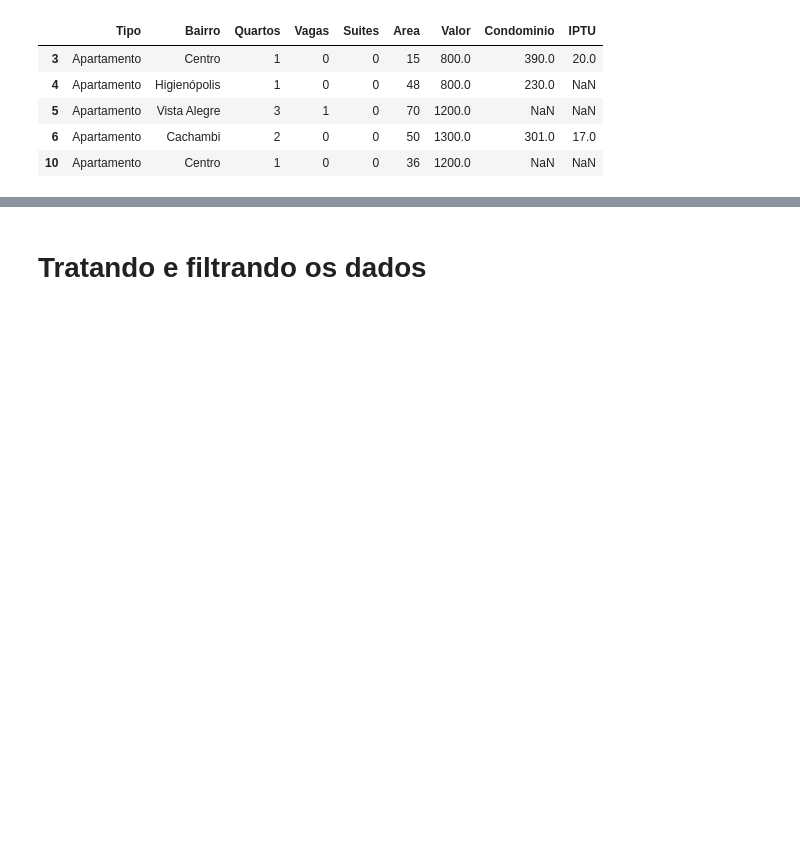
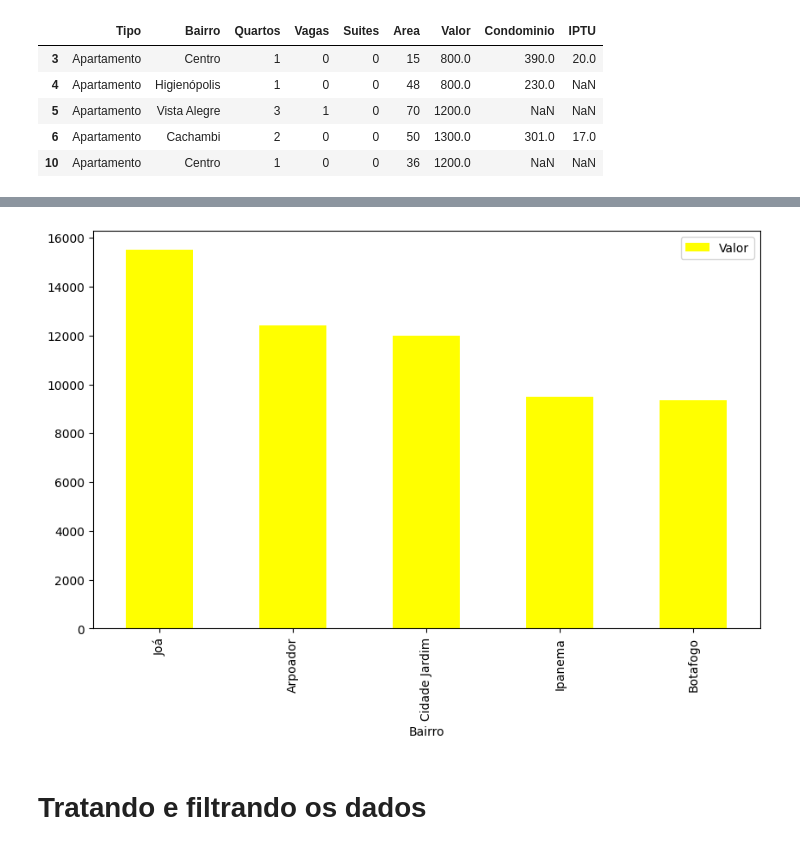
Before and after one commit to HyanLucas/Pandas-conhecendo-biblioteca, a Jupyter notebook: notebook_inicial.ipynb, the cells around one changed output, grey strips where cells are left out. Saved outputs shown, nothing was run; the diff lists cells and outputs as text; code cells hidden in the pictures; blank space fills up the shorter version.

```diff
--- a/notebook_inicial.ipynb
+++ b/notebook_inicial.ipynb
@@ -395,3 +430,8 @@ df.head()
+# %%
+df_bairros = df.groupby('Bairro')[['Valor']].mean().sort_values('Valor', ascending=False).head()
+df_bairros.plot(kind='bar', figsize=(10,6), color='yellow');
+# %% [output]
+[figure, added]
 # %% [markdown]
 # Tratando e filtrando os dados
 # %% [markdown]
```
Also changed, not shown: parts of 16 cells of this notebook, 3 other files.
